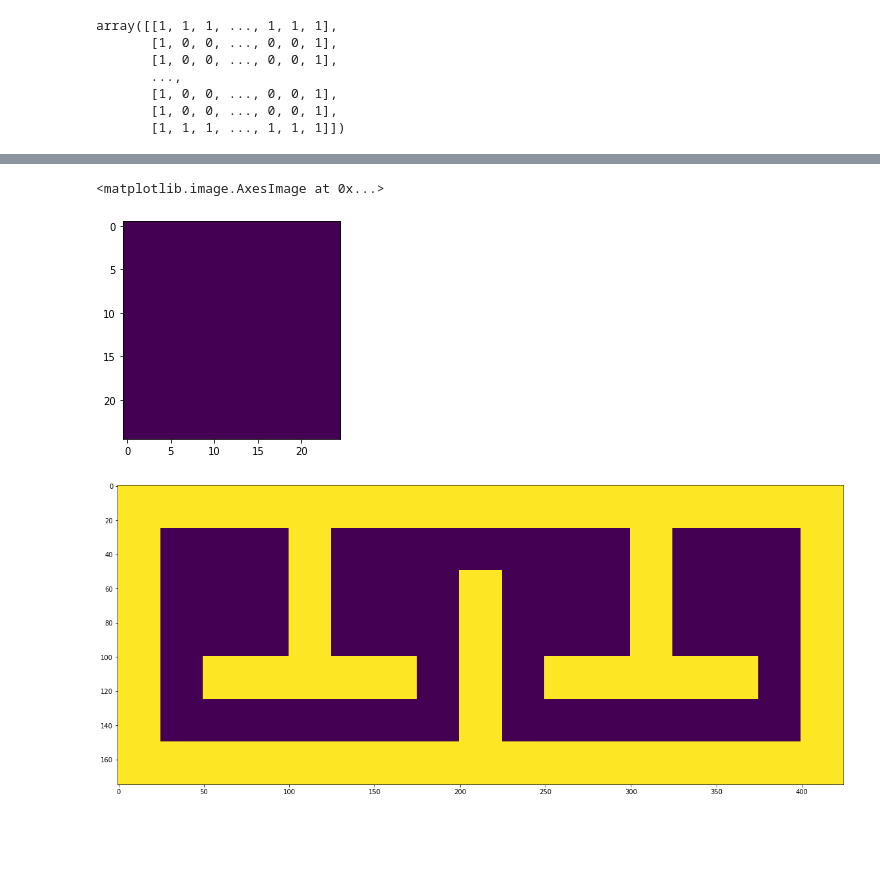
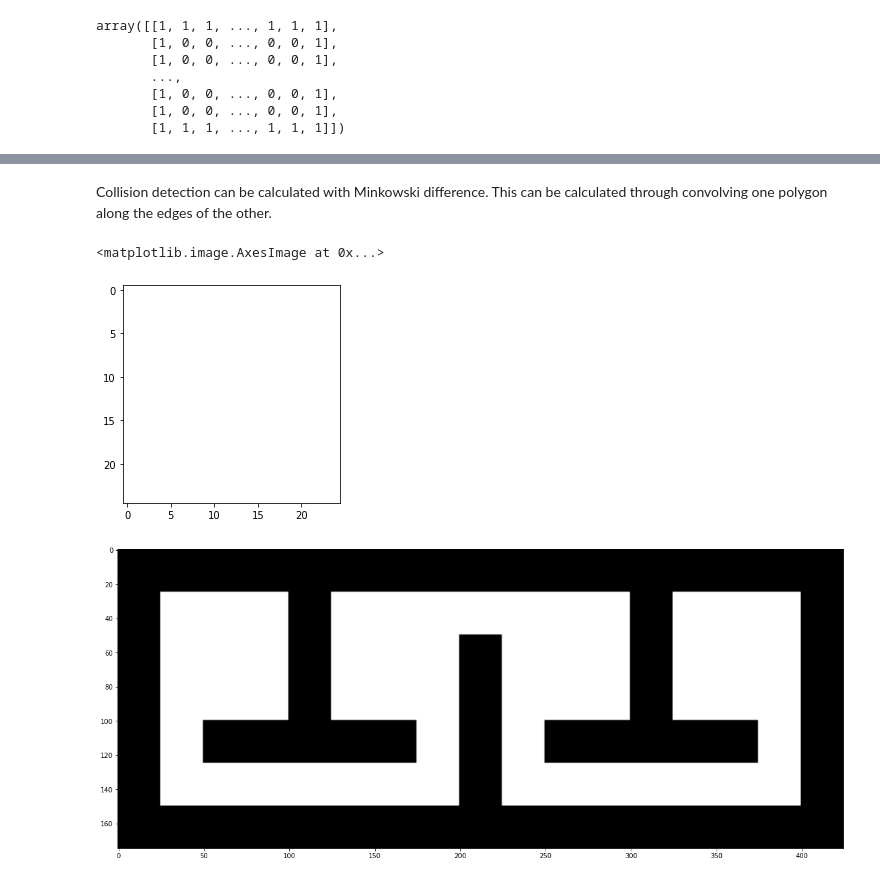
Before and after one commit to aefrank/ucsd_cse276c, a Jupyter notebook: code/hw5.ipynb, the cells around one changed output, grey strips where cells are left out. Cells and saved outputs as stored; diff of their text form; code cells hidden in the pictures; blank space fills up the shorter version.

```diff
--- a/code/hw5.ipynb
+++ b/code/hw5.ipynb
@@ -109,22 +88,24 @@ plt.imshow(output)
+# %% [markdown]
+Collision detection can be calculated with Minkowski difference. This can be calculated through convolving one polygon along the edges of the other.
 # %%
 # Convolve the square robot itself with the environment to see where it can go without
 # colliding at a given orientation.
 
 l = int(np.ceil(50/grid_res))
 mask = np.ones((l,l))
-plt.imshow(mask) # colormap makes it look purple because its all 1s but
-                 # trust me it's all filled in
+plt.imshow(mask, cmap='gray_r') # colormap makes it look white because its all 1s but
+                 # trust me it's all filled in with 1s
 
 
 output = convolve2d(env.grid,mask,fillvalue=1)
 output[np.nonzero(output)] = 1
 
 fig, ax = plt.subplots(figsize=(20,20))
-plt.imshow(output)
+plt.imshow(output, cmap='gray_r')
 # %% [output]
 <matplotlib.image.AxesImage at 0x...>
-[figure, old version]
+[figure, new version]
-[figure, old version]
+[figure, new version]
 # %%
 # Let's try at orientation 45 degrees
 mask = rotate(mask,45,reshape=True)
```
Also changed, not shown: parts of 13 cells of this notebook, 2 other files.
